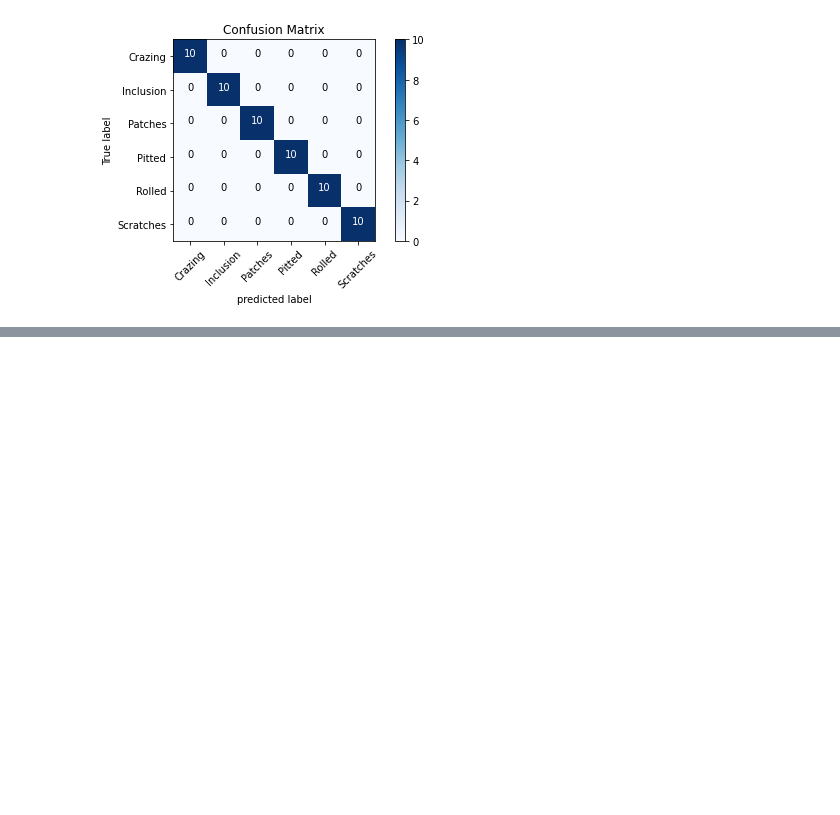
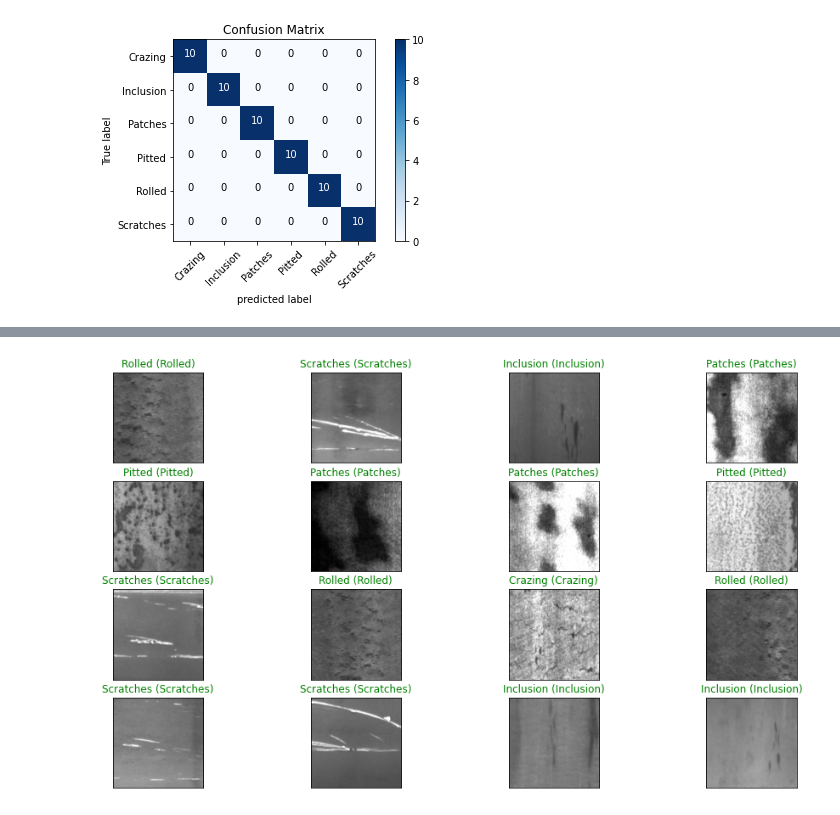
Before and after one commit to Mandloi1/projectwork, a Jupyter notebook: Mobilenet_best_pred.ipynb, the cells around one changed output, grey strips where cells are left out. Drawn from its saved outputs; the diff is of its cells as text; code cells hidden in the pictures; blank space fills up the shorter version.

```diff
--- a/Mobilenet_best_pred.ipynb
+++ b/Mobilenet_best_pred.ipynb
@@ -175,0 +217,3 @@ Confusion matrix, without normalization
+# %%
+from keras.utils import np_utils
+y_test = np_utils.to_categorical(y_test,no_of_classes)
@@ -175,0 +235,17 @@ Confusion matrix, without normalization
+# %%
+x_test = x_test.astype('float32')/255
+# %%
+# Let's visualize test prediction.
+
+y_pred = model.predict(x_test)
+
+# plot a raandom sample of test images, their predicted labels, and ground truth
+fig = plt.figure(figsize=(16, 9))
+for i, idx in enumerate(np.random.choice(x_test.shape[0], size=16, replace=False)):
+    ax = fig.add_subplot(4, 4, i + 1, xticks=[], yticks=[])
+    ax.imshow(np.squeeze(x_test[idx]))
+    pred_idx = np.argmax(y_pred[idx])
+    true_idx = np.argmax(y_test[idx])
+    ax.set_title("{} ({})".format(target_labels[pred_idx], target_labels[true_idx]),
+                 color=("green" if pred_idx == true_idx else "red"))
+# %% [output]
@@ -175,0 +253 @@ Confusion matrix, without normalization
+[figure, added]
```
Also changed, not shown: parts of 7 cells of this notebook.
